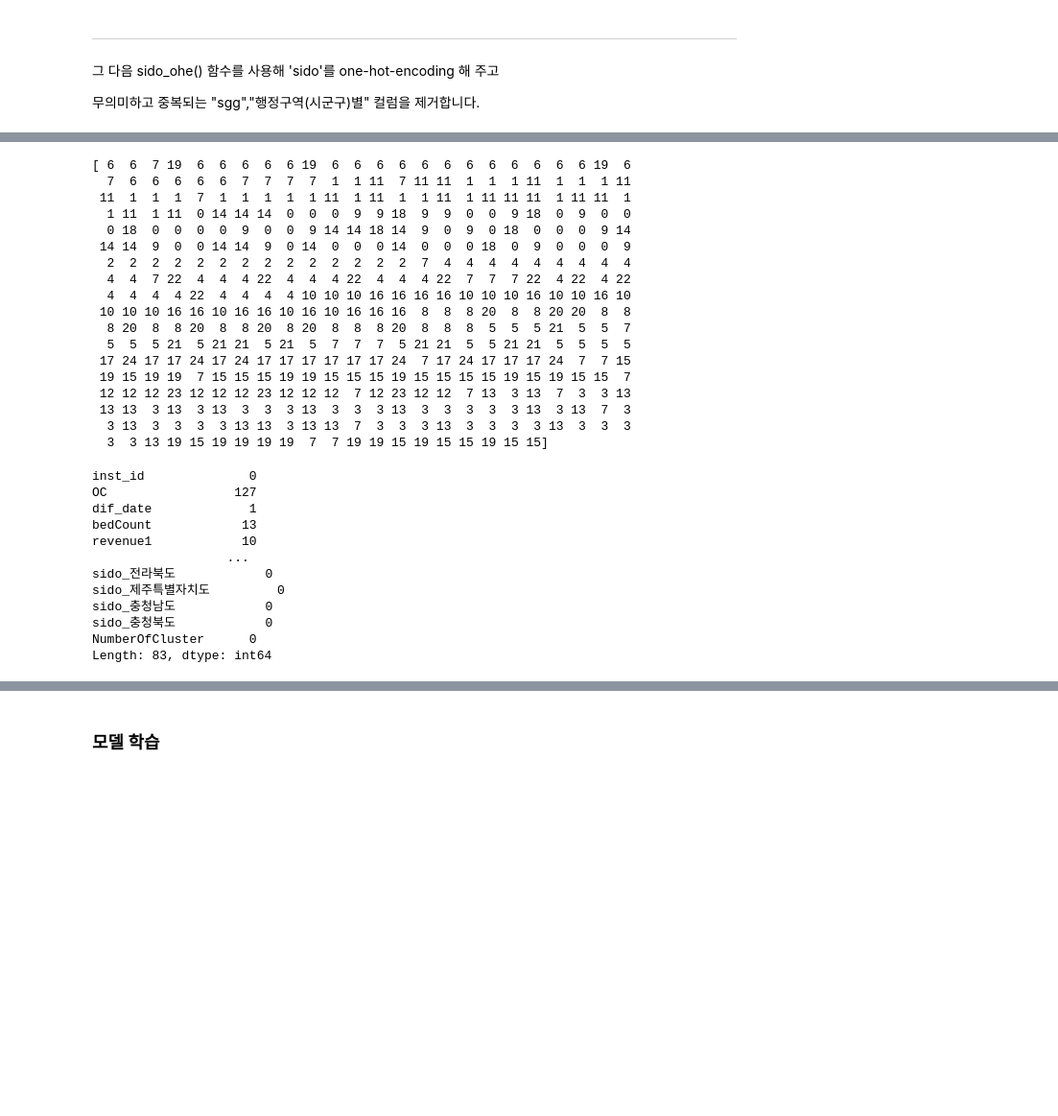
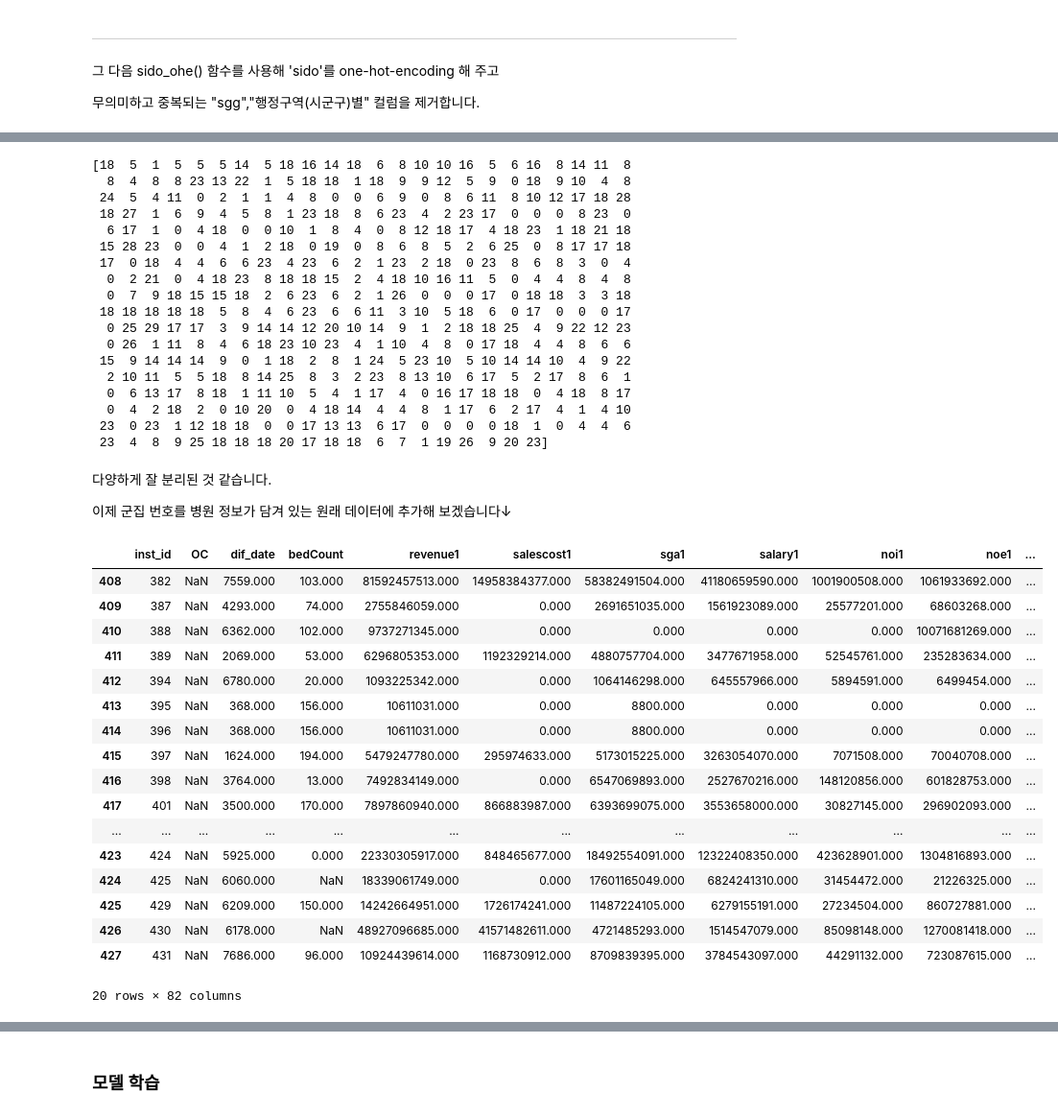
Before and after one commit to nyeokinyeoki/Gym_zalabim, a Jupyter notebook: ipynb/hospital.ipynb, the cells around one changed output, grey strips where cells are left out. Shown at 96% size. Drawn from its saved outputs; the diff is of its cells as text; code cells hidden in the pictures; blank space fills up the shorter version.

```diff
--- a/ipynb/hospital.ipynb
+++ b/ipynb/hospital.ipynb
@@ -2324,29 +2481,52 @@ visualize_silhouette([10,12,15,16,18,20,25], X_mmsc_cl)
 # %%
-clst_kmeans = KMeans(n_clusters=25, random_state=100, max_iter=500)
+clst_kmeans = KMeans(n_clusters=30, random_state=rs, max_iter=500)
 
 model = clst_kmeans.fit(X_mmsc_cl)
 clst_label = model.labels_
 
 print(clst_label)
 # %% [output]
-[ 6  6  7 19  6  6  6  6  6 19  6  6  6  6  6  6  6  6  6  6  6  6 19  6
-  7  6  6  6  6  6  7  7  7  7  1  1 11  7 11 11  1  1  1 11  1  1  1 11
- 11  1  1  1  7  1  1  1  1  1 11  1 11  1  1 11  1 11 11 11  1 11 11  1
-  1 11  1 11  0 14 14 14  0  0  0  9  9 18  9  9  0  0  9 18  0  9  0  0
-  0 18  0  0  0  0  9  0  0  9 14 14 18 14  9  0  9  0 18  0  0  0  9 14
- 14 14  9  0  0 14 14  9  0 14  0  0  0 14  0  0  0 18  0  9  0  0  0  9
-  2  2  2  2  2  2  2  2  2  2  2  2  2  2  7  4  4  4  4  4  4  4  4  4
-  4  4  7 22  4  4  4 22  4  4  4 22  4  4  4 22  7  7  7 22  4 22  4 22
-  4  4  4  4 22  4  4  4  4 10 10 10 16 16 16 16 10 10 10 16 10 10 16 10
- 10 10 10 16 16 10 16 16 10 16 10 16 16 16  8  8  8 20  8  8 20 20  8  8
-  8 20  8  8 20  8  8 20  8 20  8  8  8 20  8  8  8  5  5  5 21  5  5  7
-  5  5  5 21  5 21 21  5 21  5  7  7  7  5 21 21  5  5 21 21  5  5  5  5
- 17 24 17 17 24 17 24 17 17 17 17 17 17 24  7 17 24 17 17 17 24  7  7 15
- 19 15 19 19  7 15 15 15 19 19 15 15 15 19 15 15 15 15 19 15 19 15 15  7
- 12 12 12 23 12 12 12 23 12 12 12  7 12 23 12 12  7 13  3 13  7  3  3 13
- 13 13  3 13  3 13  3  3  3 13  3  3  3 13  3  3  3  3  3 13  3 13  7  3
-  3 13  3  3  3  3 13 13  3 13 13  7  3  3  3 13  3  3  3  3 13  3  3  3
-  3  3 13 19 15 19 19 19 19  7  7 19 19 15 19 15 15 19 15 15]
+[18  5  1  5  5  5 14  5 18 16 14 18  6  8 10 10 16  5  6 16  8 14 11  8
+  8  4  8  8 23 13 22  1  5 18 18  1 18  9  9 12  5  9  0 18  9 10  4  8
+ 24  5  4 11  0  2  1  1  4  8  0  0  6  9  0  8  6 11  8 10 12 17 18 28
+ 18 27  1  6  9  4  5  8  1 23 18  8  6 23  4  2 23 17  0  0  0  8 23  0
+  6 17  1  0  4 18  0  0 10  1  8  4  0  8 12 18 17  4 18 23  1 18 21 18
+ 15 28 23  0  0  4  1  2 18  0 19  0  8  6  8  5  2  6 25  0  8 17 17 18
+ 17  0 18  4  4  6  6 23  4 23  6  2  1 23  2 18  0 23  8  6  8  3  0  4
+  0  2 21  0  4 18 23  8 18 18 15  2  4 18 10 16 11  5  0  4  4  8  4  8
+  0  7  9 18 15 15 18  2  6 23  6  2  1 26  0  0  0 17  0 18 18  3  3 18
+ 18 18 18 18 18  5  8  4  6 23  6  6 11  3 10  5 18  6  0 17  0  0  0 17
+  0 25 29 17 17  3  9 14 14 12 20 10 14  9  1  2 18 18 25  4  9 22 12 23
+  0 26  1 11  8  4  6 18 23 10 23  4  1 10  4  8  0 17 18  4  4  8  6  6
+ 15  9 14 14 14  9  0  1 18  2  8  1 24  5 23 10  5 10 14 14 10  4  9 22
+  2 10 11  5  5 18  8 14 25  8  3  2 23  8 13 10  6 17  5  2 17  8  6  1
+  0  6 13 17  8 18  1 11 10  5  4  1 17  4  0 16 17 18 18  0  4 18  8 17
+  0  4  2 18  2  0 10 20  0  4 18 14  4  4  8  1 17  6  2 17  4  1  4 10
+ 23  0 23  1 12 18 18  0  0 17 13 13  6 17  0  0  0  0 18  1  0  4  4  6
+ 23  4  8  9 25 18 18 18 20 17 18 18  6  7  1 19 26  9 20 23]
+# %% [markdown]
+다양하게 잘 분리된 것 같습니다.
+
+이제 군집 번호를 병원 정보가 담겨 있는 원래 데이터에 추가해 보겠습니다↓
 # %%
-df_kmeans["NumberOfCluster"] = pd.Series(clst_label)
-# df_kmeans.tail()
+df_new["NumberOfCluster"] = pd.Series(clst_label)
+df_new.tail(20)
+# %% [output]
+|  | inst_id | OC | dif_date | bedCount | revenue1 | salescost1 | sga1 | salary1 | noi1 | noe1 | ... |
+| 408 | 382 | NaN | 7559.000 | 103.000 | 81592457513.000 | 14958384377.000 | 58382491504.000 | 41180659590.000 | 1001900508.000 | 1061933692.000 | ... |
+| 409 | 387 | NaN | 4293.000 | 74.000 | 2755846059.000 | 0.000 | 2691651035.000 | 1561923089.000 | 25577201.000 | 68603268.000 | ... |
+| 410 | 388 | NaN | 6362.000 | 102.000 | 9737271345.000 | 0.000 | 0.000 | 0.000 | 0.000 | 10071681269.000 | ... |
+| 411 | 389 | NaN | 2069.000 | 53.000 | 6296805353.000 | 1192329214.000 | 4880757704.000 | 3477671958.000 | 52545761.000 | 235283634.000 | ... |
+| 412 | 394 | NaN | 6780.000 | 20.000 | 1093225342.000 | 0.000 | 1064146298.000 | 645557966.000 | 5894591.000 | 6499454.000 | ... |
+| 413 | 395 | NaN | 368.000 | 156.000 | 10611031.000 | 0.000 | 8800.000 | 0.000 | 0.000 | 0.000 | ... |
+| 414 | 396 | NaN | 368.000 | 156.000 | 10611031.000 | 0.000 | 8800.000 | 0.000 | 0.000 | 0.000 | ... |
+| 415 | 397 | NaN | 1624.000 | 194.000 | 5479247780.000 | 295974633.000 | 5173015225.000 | 3263054070.000 | 7071508.000 | 70040708.000 | ... |
+| 416 | 398 | NaN | 3764.000 | 13.000 | 7492834149.000 | 0.000 | 6547069893.000 | 2527670216.000 | 148120856.000 | 601828753.000 | ... |
+| 417 | 401 | NaN | 3500.000 | 170.000 | 7897860940.000 | 866883987.000 | 6393699075.000 | 3553658000.000 | 30827145.000 | 296902093.000 | ... |
+| ... | ... | ... | ... | ... | ... | ... | ... | ... | ... | ... | ... |
+| 423 | 424 | NaN | 5925.000 | 0.000 | 22330305917.000 | 848465677.000 | 18492554091.000 | 12322408350.000 | 423628901.000 | 1304816893.000 | ... |
+| 424 | 425 | NaN | 6060.000 | NaN | 18339061749.000 | 0.000 | 17601165049.000 | 6824241310.000 | 31454472.000 | 21226325.000 | ... |
+| 425 | 429 | NaN | 6209.000 | 150.000 | 14242664951.000 | 1726174241.000 | 11487224105.000 | 6279155191.000 | 27234504.000 | 860727881.000 | ... |
+| 426 | 430 | NaN | 6178.000 | NaN | 48927096685.000 | 41571482611.000 | 4721485293.000 | 1514547079.000 | 85098148.000 | 1270081418.000 | ... |
+| 427 | 431 | NaN | 7686.000 | 96.000 | 10924439614.000 | 1168730912.000 | 8709839395.000 | 3784543097.000 | 44291132.000 | 723087615.000 | ... |
+20 rows × 82 columns
@@ -2357,15 +2532,0 @@ df_join_clst = pd.merge(df_new, df_kmeans[["inst_id", "NumberOfCluster"]], how="
-# %%
-df_join_clst.shape[0] - df_join_clst.count()
-# %% [output]
-inst_id              0
-OC                 127
-dif_date             1
-bedCount            13
-revenue1            10
-                  ...
-sido_전라북도            0
-sido_제주특별자치도         0
-sido_충청남도            0
-sido_충청북도            0
-NumberOfCluster      0
-Length: 83, dtype: int64
```
Also changed, not shown: parts of 41 cells of this notebook, 1 other file.
